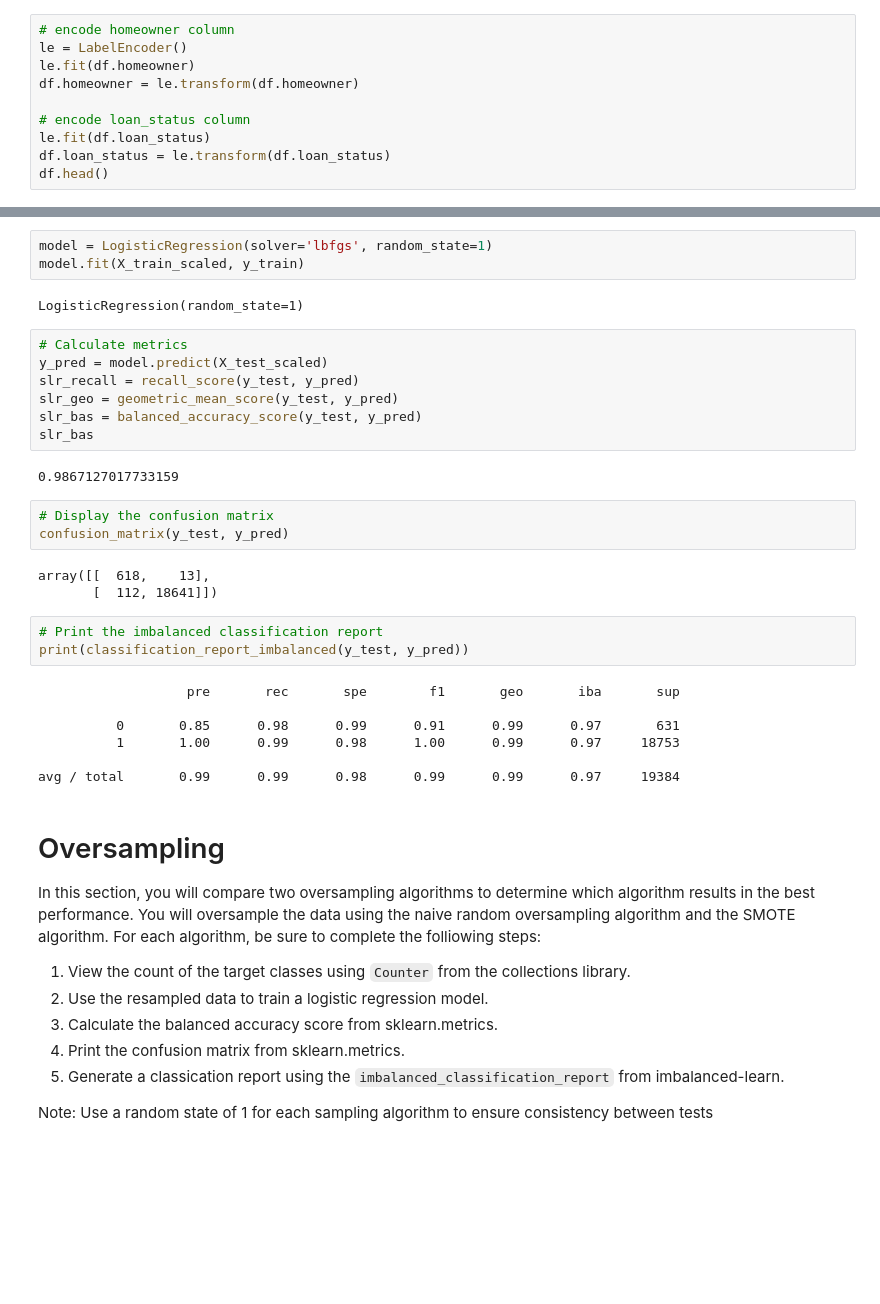
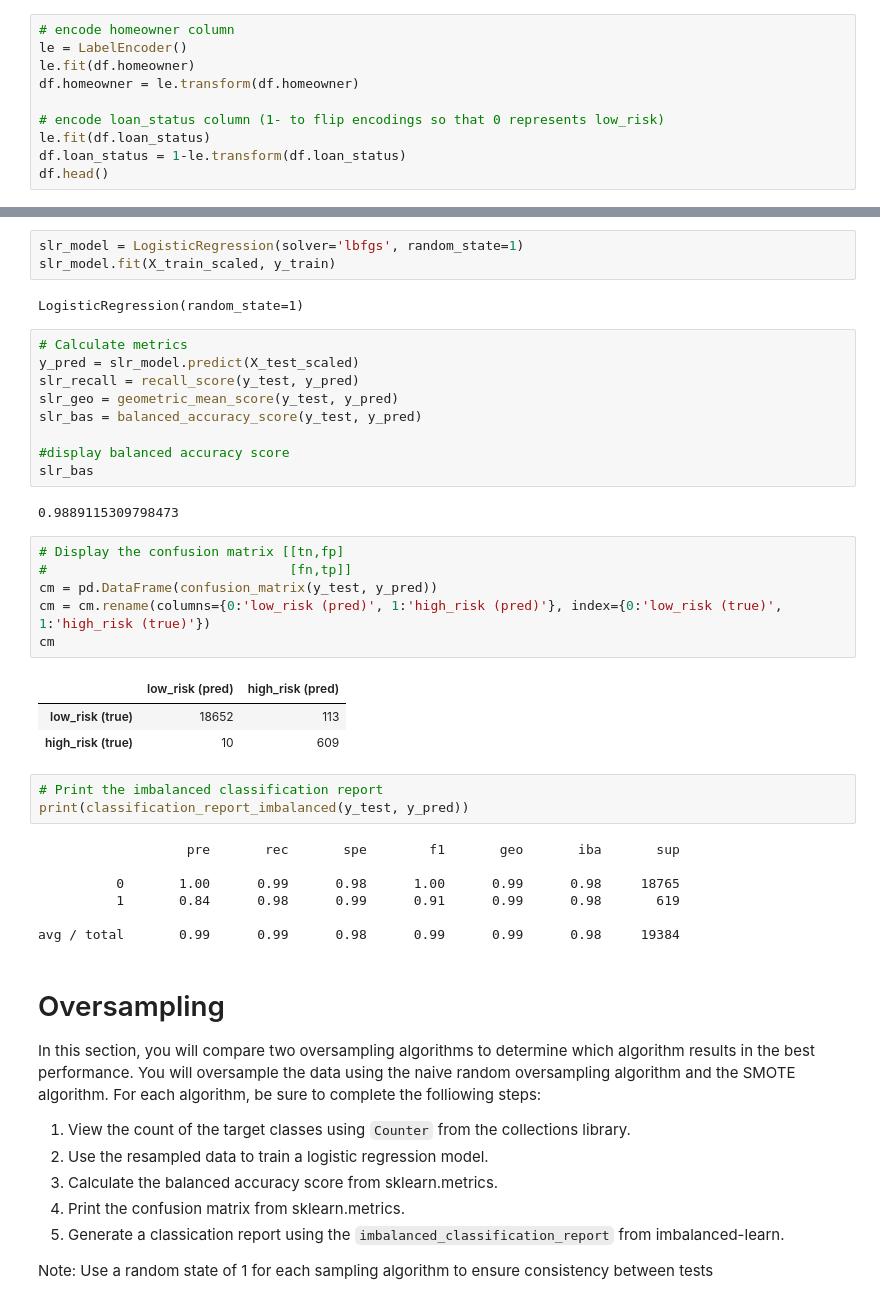
Before and after one commit to Epicosp/Fintech--Classification, a Jupyter notebook: credit_risk_resampling.ipynb, the cells around one changed output, grey strips where cells are left out. Saved outputs shown, nothing was run; the diff lists cells and outputs as text; blank space fills up the shorter version.

```diff
--- a/credit_risk_resampling.ipynb
+++ b/credit_risk_resampling.ipynb
@@ -49,9 +49,9 @@ le = LabelEncoder()
 le.fit(df.homeowner)
 df.homeowner = le.transform(df.homeowner)
 
-# encode loan_status column
+# encode loan_status column (1- to flip encodings so that 0 represents low_risk)
 le.fit(df.loan_status)
-df.loan_status = le.transform(df.loan_status)
+df.loan_status = 1-le.transform(df.loan_status)
 df.head()
 # %% [output]
 |  | loan_size | interest_rate | homeowner | borrower_income | debt_to_income | num_of_accounts | ... |
@@ -99,35 +99,41 @@ X_test_scaled = scaler.transform(X_test)
 # %% [markdown]
 # Simple Logistic Regression
 # %%
-model = LogisticRegression(solver='lbfgs', random_state=1)
-model.fit(X_train_scaled, y_train)
+slr_model = LogisticRegression(solver='lbfgs', random_state=1)
+slr_model.fit(X_train_scaled, y_train)
 # %% [output]
 LogisticRegression(random_state=1)
 # %%
 # Calculate metrics
-y_pred = model.predict(X_test_scaled)
+y_pred = slr_model.predict(X_test_scaled)
 slr_recall = recall_score(y_test, y_pred)
 slr_geo = geometric_mean_score(y_test, y_pred)
 slr_bas = balanced_accuracy_score(y_test, y_pred)
+
+#display balanced accuracy score
 slr_bas
 # %% [output]
-0.9867127017733159
+0.9889115309798473
-# %%
-# Display the confusion matrix
-confusion_matrix(y_test, y_pred)
-# %% [output]
-array([[  618,    13],
-       [  112, 18641]])
+# %%
+# Display the confusion matrix [[tn,fp]
+#                               [fn,tp]]
+cm = pd.DataFrame(confusion_matrix(y_test, y_pred))
+cm = cm.rename(columns={0:'low_risk (pred)', 1:'high_risk (pred)'}, index={0:'low_risk (true)', 1:'high_risk (true)'})
+cm
+# %% [output]
+|  | low_risk (pred) | high_risk (pred) |
+| low_risk (true) | 18652 | 113 |
+| high_risk (true) | 10 | 609 |
 # %%
 # Print the imbalanced classification report
 print(classification_report_imbalanced(y_test, y_pred))
 # %% [output]
                    pre       rec       spe        f1       geo       iba       sup
 
-          0       0.85      0.98      0.99      0.91      0.99      0.97       631
-          1       1.00      0.99      0.98      1.00      0.99      0.97     18753
+          0       1.00      0.99      0.98      1.00      0.99      0.98     18765
+          1       0.84      0.98      0.99      0.91      0.99      0.98       619
 
-avg / total       0.99      0.99      0.98      0.99      0.99      0.97     19384
+avg / total       0.99      0.99      0.98      0.99      0.99      0.98     19384
 # %% [markdown]
 # Oversampling
 
```
Also changed, not shown: parts of 32 cells of this notebook.
